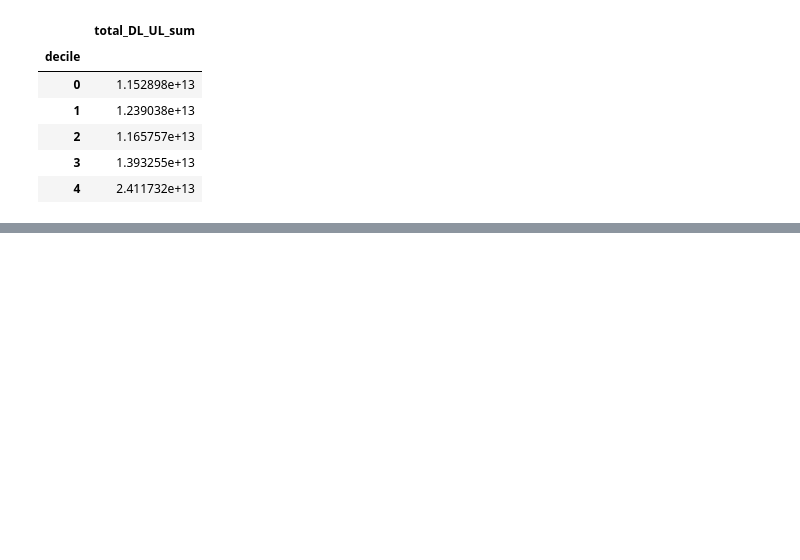
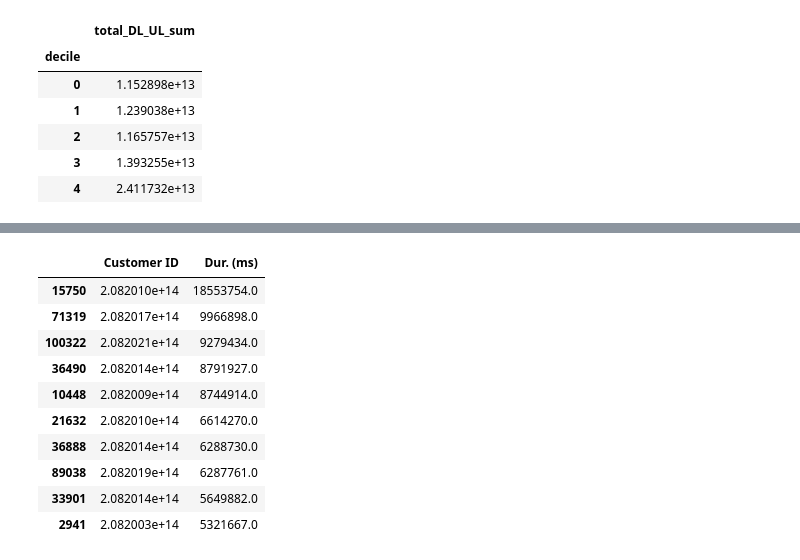
Before and after one commit to maxi1571/Telecommunication-User-Analytics, a Jupyter notebook: notebooks/data_analysis.ipynb, the cells around one changed output, grey strips where cells are left out. Saved outputs shown, nothing was run; the diff lists cells and outputs as text; code cells hidden in the pictures; blank space fills up the shorter version.

```diff
--- a/notebooks/data_analysis.ipynb
+++ b/notebooks/data_analysis.ipynb
@@ -574,0 +602,15 @@ data_per_decile
+# %%
+#Top 10 customer ID with session duration
+new.sort_values(by='Dur. (ms)', ascending=False)[['Customer ID','Dur. (ms)']].head(10)
+# %% [output]
+|  | Customer ID | Dur. (ms) |
+| 15750 | 2.082010e+14 | 18553754.0 |
+| 71319 | 2.082017e+14 | 9966898.0 |
+| 100322 | 2.082021e+14 | 9279434.0 |
+| 36490 | 2.082014e+14 | 8791927.0 |
+| 10448 | 2.082009e+14 | 8744914.0 |
+| 21632 | 2.082010e+14 | 6614270.0 |
+| 36888 | 2.082014e+14 | 6288730.0 |
+| 89038 | 2.082019e+14 | 6287761.0 |
+| 33901 | 2.082014e+14 | 5649882.0 |
+| 2941 | 2.082003e+14 | 5321667.0 |
```
Also changed, not shown: parts of 4 cells of this notebook.
